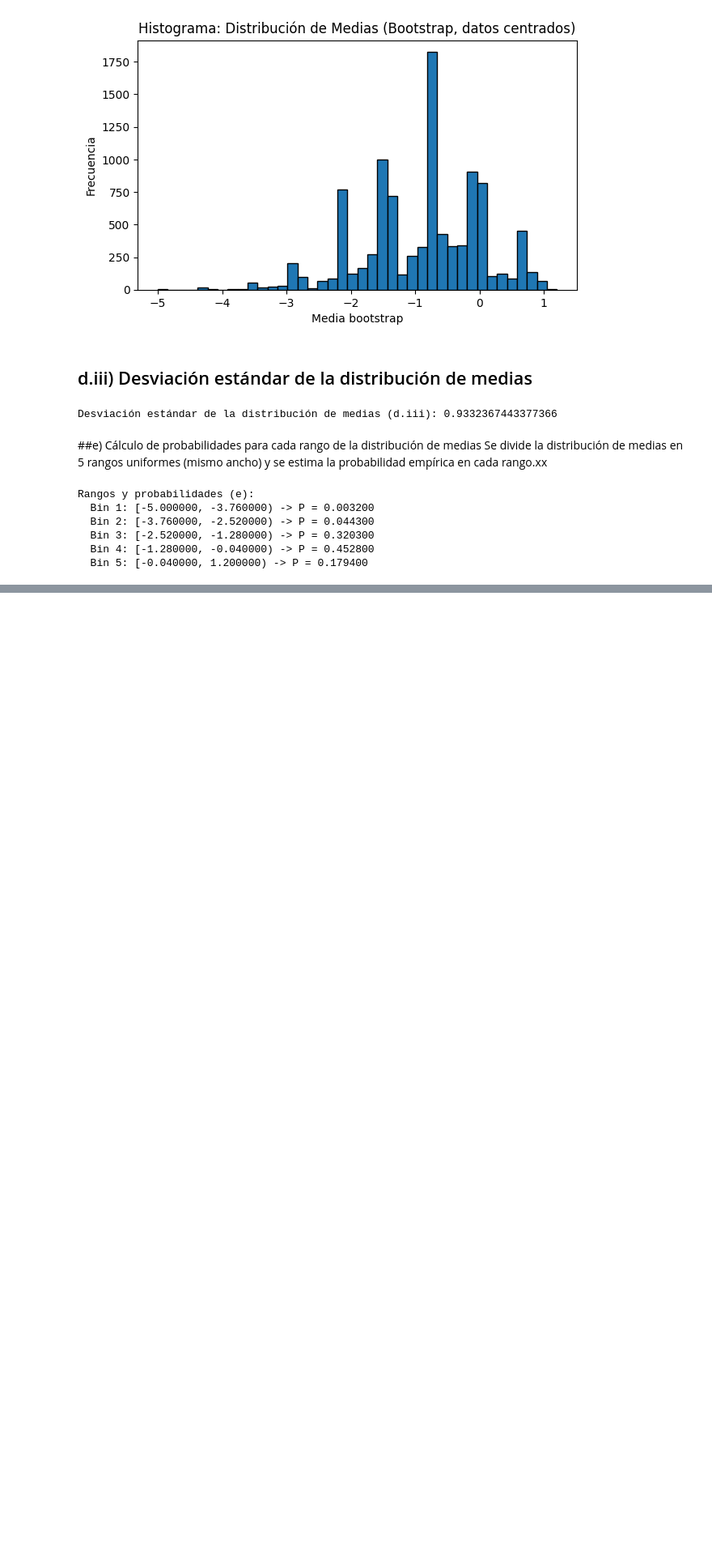
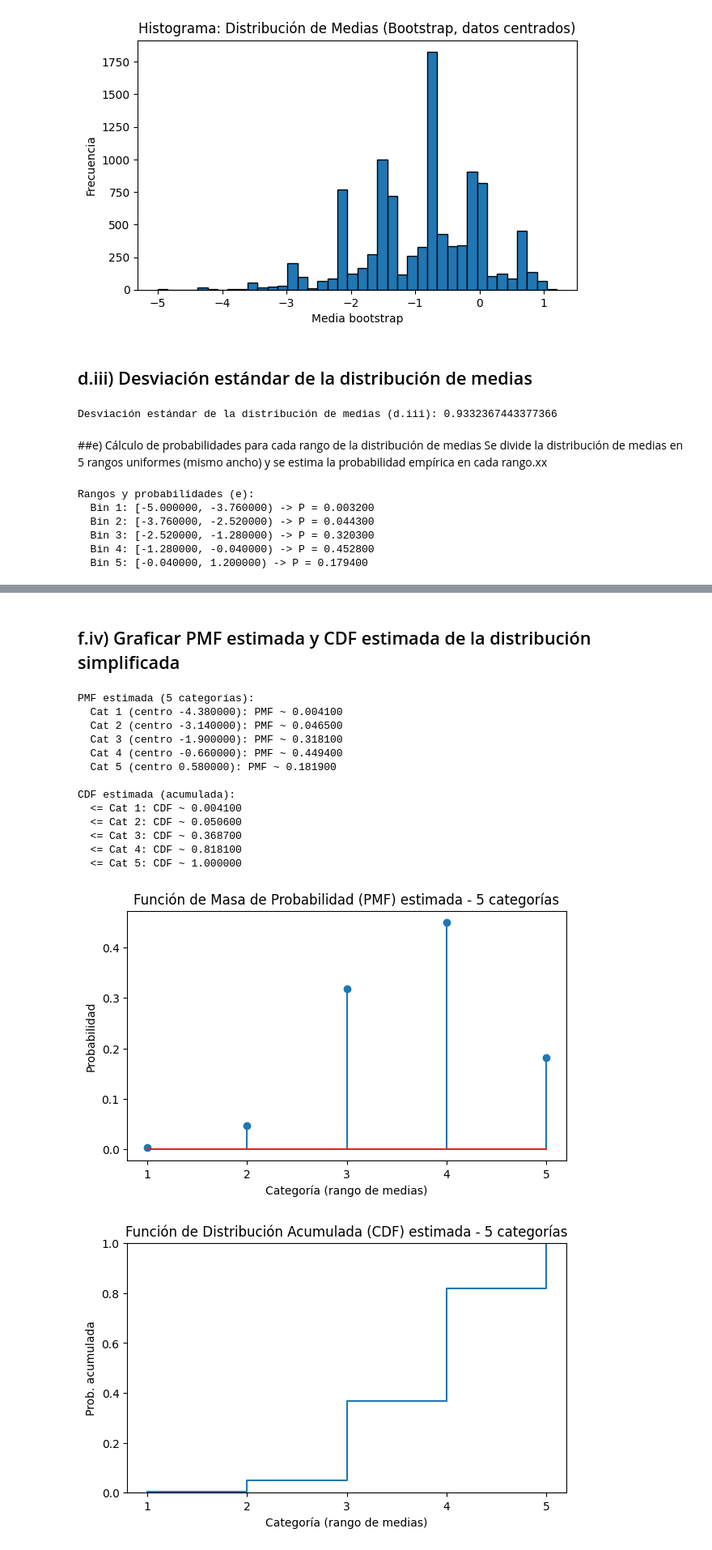
Before and after one commit to DiederichSolis/Examen_bootstrapping, a Jupyter notebook: Examen.ipynb, the cells around one changed output, grey strips where cells are left out. Shown: that part at 81% size. Drawn from its saved outputs; the diff is of its cells as text; code cells hidden in the pictures; blank space fills up the shorter version.

```diff
--- a/Examen.ipynb
+++ b/Examen.ipynb
@@ -113,0 +215,49 @@ Rangos y probabilidades (e):
+# %% [markdown]
+## f.iv) Graficar PMF estimada y CDF estimada de la distribución simplificada
+# %%
+# PMF y CDF estimadas a partir de las muestras aceptadas
+counts_simplified = np.bincount(accepted_indices, minlength=bins)
+pmf_est = counts_simplified / counts_simplified.sum()
+cdf_est = np.cumsum(pmf_est)
+
+print("\nPMF estimada (5 categorías):")
+for i in range(bins):
+    print(f"  Cat {i+1} (centro {bin_centers[i]:.6f}): PMF ~ {pmf_est[i]:.6f}")
+
+print("\nCDF estimada (acumulada):")
+for i in range(bins):
+    print(f"  <= Cat {i+1}: CDF ~ {cdf_est[i]:.6f}")
+
+# Gráficas
+plt.figure(figsize=(7,4))
+plt.stem(range(1, bins+1), pmf_est)
+plt.title("Función de Masa de Probabilidad (PMF) estimada - 5 categorías")
+plt.xlabel("Categoría (rango de medias)")
+plt.ylabel("Probabilidad")
+plt.xticks(range(1, bins+1))
+plt.show()
+
+plt.figure(figsize=(7,4))
+plt.step(range(1, bins+1), cdf_est, where='post')
+plt.title("Función de Distribución Acumulada (CDF) estimada - 5 categorías")
+plt.xlabel("Categoría (rango de medias)")
+plt.ylabel("Prob. acumulada")
+plt.xticks(range(1, bins+1))
+plt.ylim(0,1)
+plt.show()
+# %% [output]
+PMF estimada (5 categorías):
+  Cat 1 (centro -4.380000): PMF ~ 0.004100
+  Cat 2 (centro -3.140000): PMF ~ 0.046500
+  Cat 3 (centro -1.900000): PMF ~ 0.318100
+  Cat 4 (centro -0.660000): PMF ~ 0.449400
+  Cat 5 (centro 0.580000): PMF ~ 0.181900
+
+CDF estimada (acumulada):
+  <= Cat 1: CDF ~ 0.004100
+  <= Cat 2: CDF ~ 0.050600
+  <= Cat 3: CDF ~ 0.368700
+  <= Cat 4: CDF ~ 0.818100
+  <= Cat 5: CDF ~ 1.000000
+[figure, added]
+[figure, added]
```
Also changed, not shown: parts of 2 cells of this notebook.
